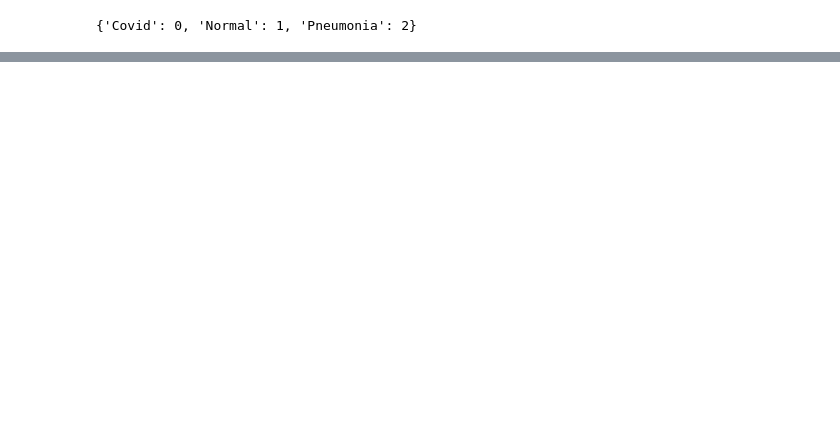
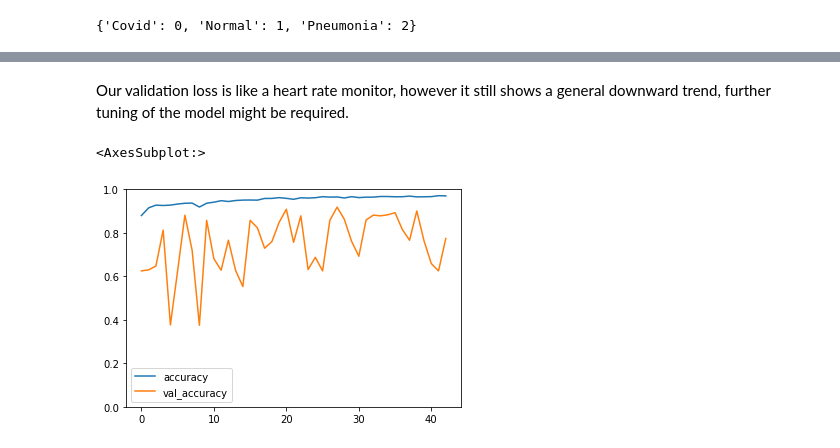
Before and after one commit to ChangeCourse1997/Covid_Detection, a Jupyter notebook: Main.ipynb, the cells around one changed output, grey strips where cells are left out. Cells and saved outputs as stored; diff of their text form; code cells hidden in the pictures; blank space fills up the shorter version.

```diff
--- a/Main.ipynb
+++ b/Main.ipynb
@@ -274,0 +389,8 @@ weighted avg       0.52      0.47      0.47       632
+# %% [markdown]
+Our validation loss is like a heart rate monitor, however it still shows a general downward trend, further tuning of the model might be required.
+# %%
+model2_loss = pd.DataFrame(cnn2.history.history)
+model2_loss[['accuracy','val_accuracy']].plot(ylim=(0,1))
+# %% [output]
+<AxesSubplot:>
+[figure, added]
```
Also changed, not shown: parts of 22 cells of this notebook.
